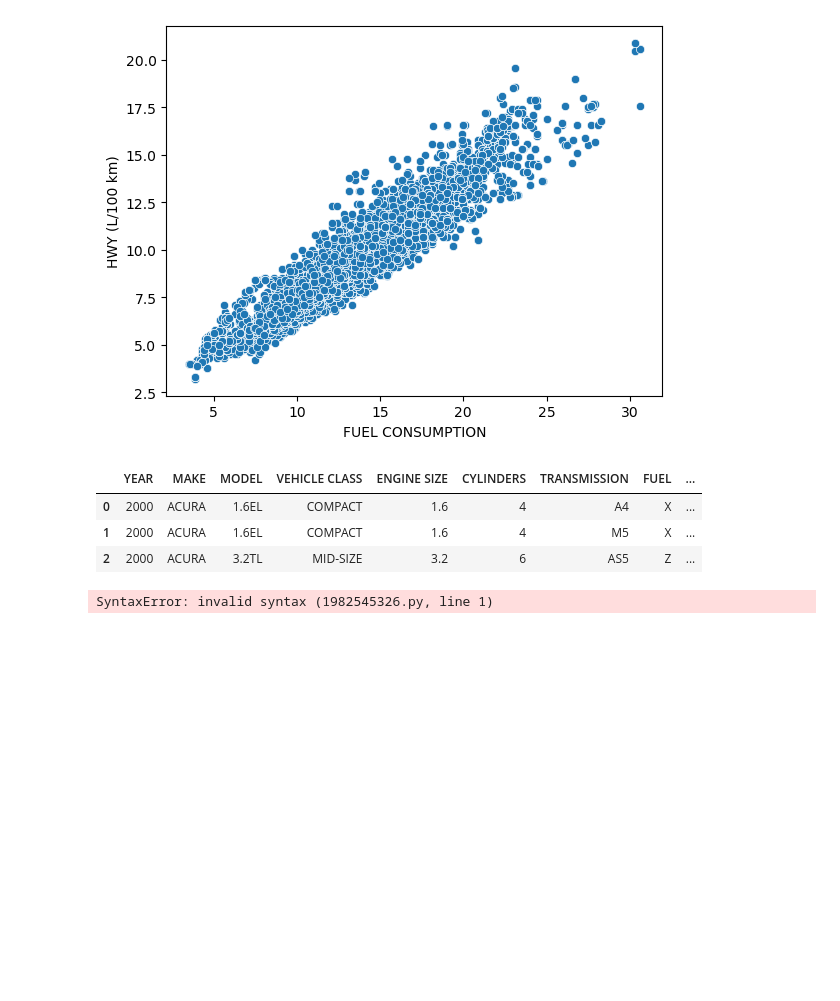
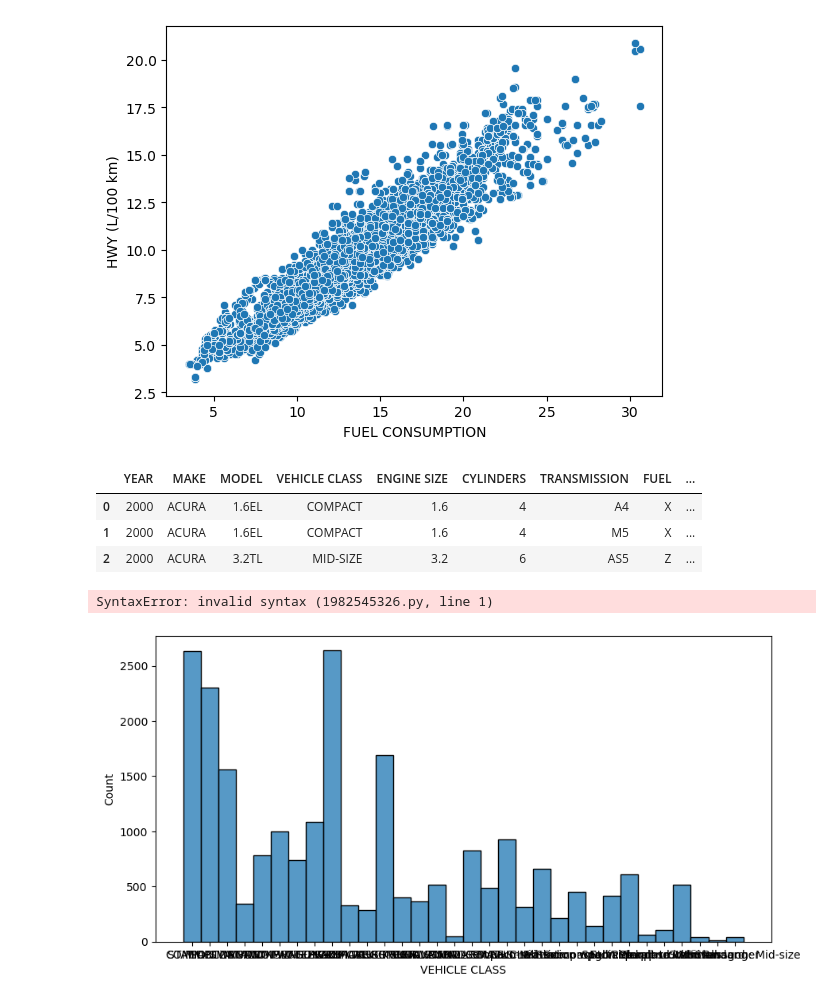
Before and after one commit to BSU04/py_viz_pract, a Jupyter notebook: fuel consumption .ipynb, the cells around one changed output. Drawn from its saved outputs; the diff is of its cells as text; code cells hidden in the pictures; blank space fills up the shorter version.

Commit message:
histplot

```diff
--- a/fuel consumption .ipynb
+++ b/fuel consumption .ipynb
@@ -201,3 +201,8 @@ corr, _ = pearsonr(list1,list2)
 print("correlation coefficient is %.4f" % corr)
 # %% [output]
 SyntaxError: invalid syntax (1982545326.py, line 1)
+# %%
+plt.figure(figsize=(10,5))
+sns.histplot(x="VEHICLE CLASS",data=df,bins=10);
+# %% [output]
+[figure, added]
```
